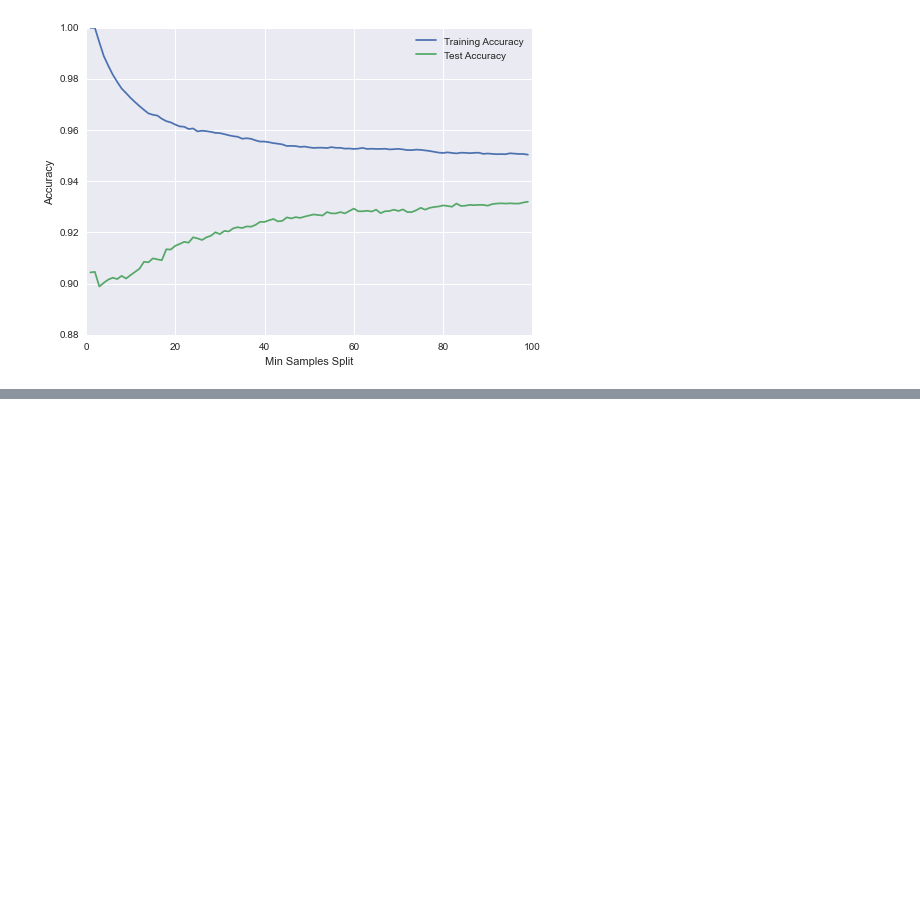
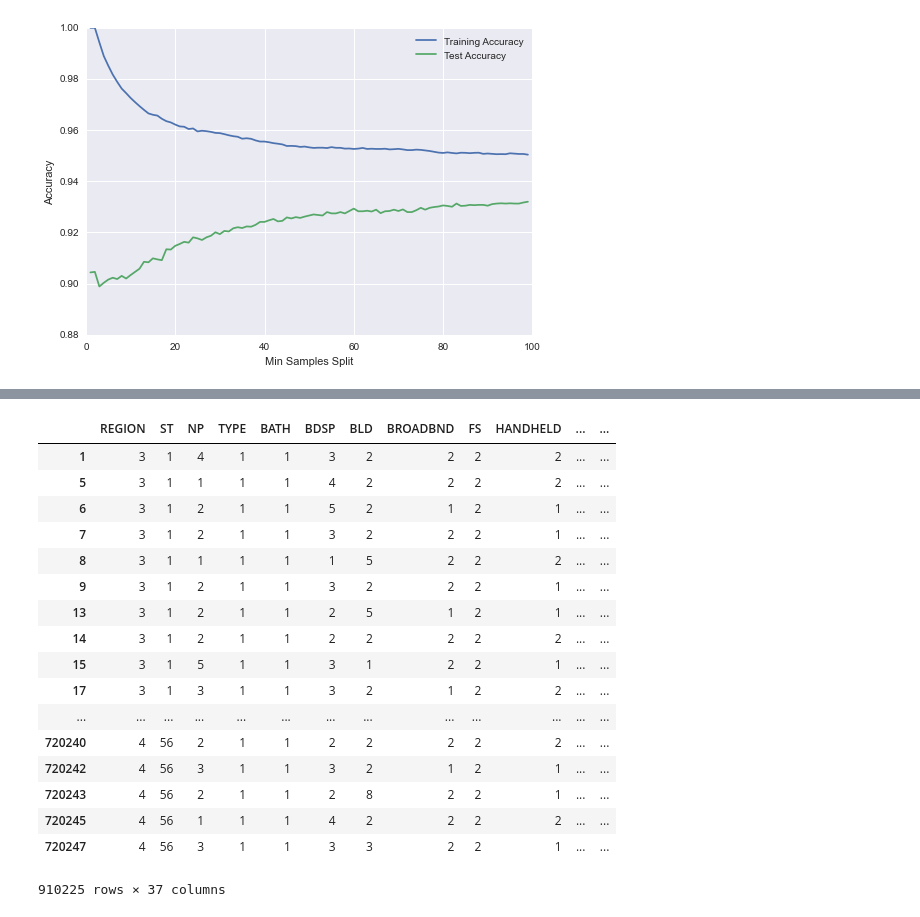
Before and after one commit to jkeung/Household_Analysis, a Jupyter notebook: Internet_Prediction.ipynb, the cells around one changed output, grey strips where cells are left out. Saved outputs shown, nothing was run; the diff lists cells and outputs as text; code cells hidden in the pictures; blank space fills up the shorter version.

```diff
--- a/Internet_Prediction.ipynb
+++ b/Internet_Prediction.ipynb
@@ -545,0 +725,21 @@ print 'F1: %s' % cross_val_score(KNeighborsClassifier(n_neighbors = 6), X_train,
+# %%
+X
+# %% [output]
+|  | REGION | ST | NP | TYPE | BATH | BDSP | BLD | BROADBND | FS | HANDHELD | ... | ... |
+| 1 | 3 | 1 | 4 | 1 | 1 | 3 | 2 | 2 | 2 | 2 | ... | ... |
+| 5 | 3 | 1 | 1 | 1 | 1 | 4 | 2 | 2 | 2 | 2 | ... | ... |
+| 6 | 3 | 1 | 2 | 1 | 1 | 5 | 2 | 1 | 2 | 1 | ... | ... |
+| 7 | 3 | 1 | 2 | 1 | 1 | 3 | 2 | 2 | 2 | 1 | ... | ... |
+| 8 | 3 | 1 | 1 | 1 | 1 | 1 | 5 | 2 | 2 | 2 | ... | ... |
+| 9 | 3 | 1 | 2 | 1 | 1 | 3 | 2 | 2 | 2 | 1 | ... | ... |
+| 13 | 3 | 1 | 2 | 1 | 1 | 2 | 5 | 1 | 2 | 1 | ... | ... |
+| 14 | 3 | 1 | 2 | 1 | 1 | 2 | 2 | 2 | 2 | 2 | ... | ... |
+| 15 | 3 | 1 | 5 | 1 | 1 | 3 | 1 | 2 | 2 | 1 | ... | ... |
+| 17 | 3 | 1 | 3 | 1 | 1 | 3 | 2 | 1 | 2 | 2 | ... | ... |
+| ... | ... | ... | ... | ... | ... | ... | ... | ... | ... | ... | ... | ... |
+| 720240 | 4 | 56 | 2 | 1 | 1 | 2 | 2 | 2 | 2 | 2 | ... | ... |
+| 720242 | 4 | 56 | 3 | 1 | 1 | 3 | 2 | 1 | 2 | 1 | ... | ... |
+| 720243 | 4 | 56 | 2 | 1 | 1 | 2 | 8 | 2 | 2 | 1 | ... | ... |
+| 720245 | 4 | 56 | 1 | 1 | 1 | 4 | 2 | 2 | 2 | 2 | ... | ... |
+| 720247 | 4 | 56 | 3 | 1 | 1 | 3 | 3 | 2 | 2 | 1 | ... | ... |
+910225 rows × 37 columns
```
Also changed, not shown: parts of 8 cells of this notebook.
